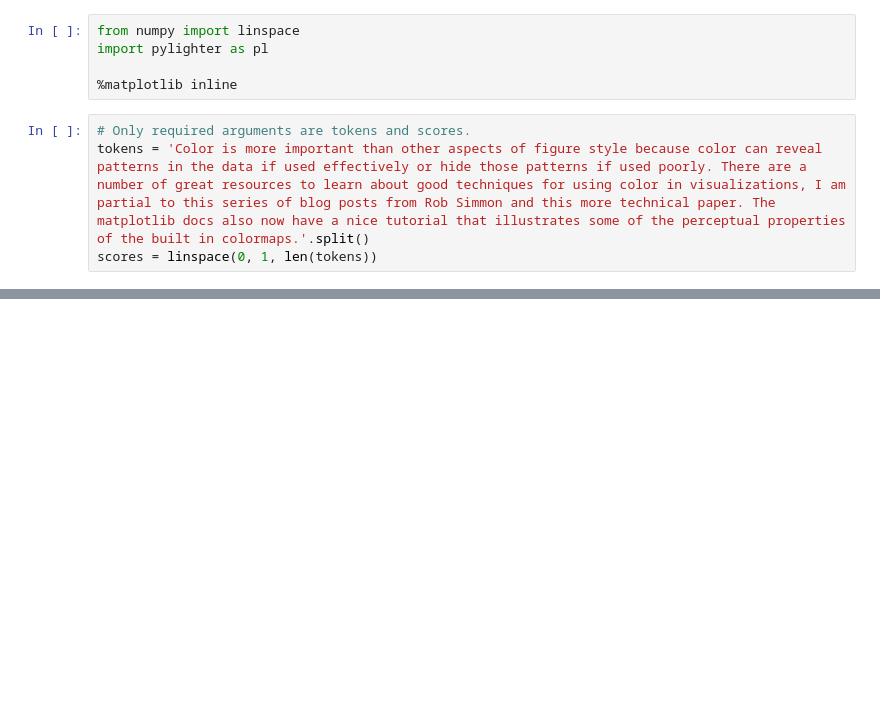
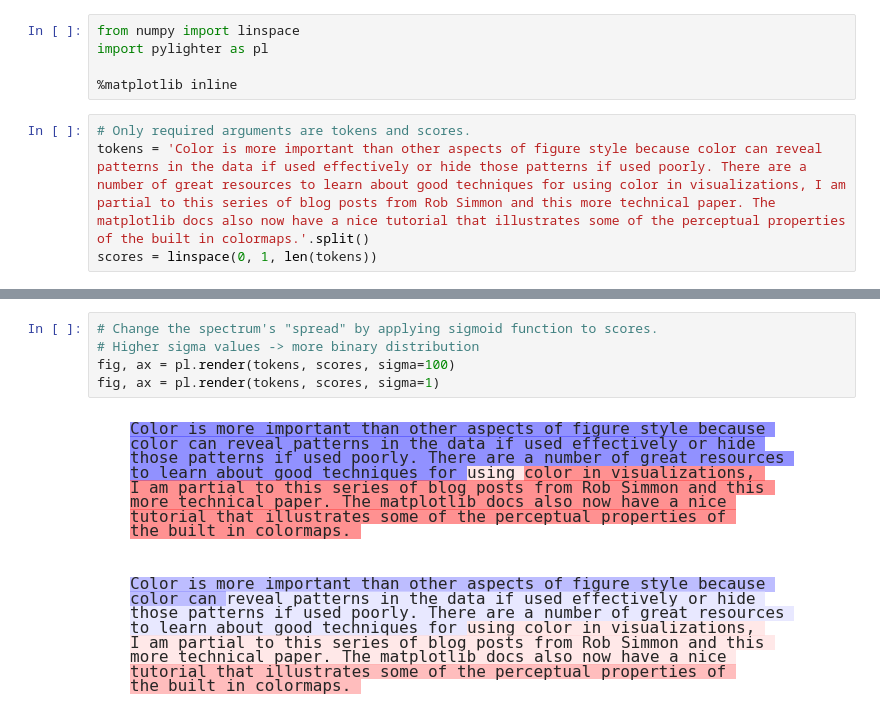
Before and after one commit to davebiagioni/pylighter, a Jupyter notebook: pylighter/examples.ipynb, the cells around one changed output, grey strips where cells are left out. Cells and saved outputs as stored; diff of their text form; blank space fills up the shorter version.

Commit message:
added sigmoid function that can be applied to scores to squish the distribution (and hence the color palette)

```diff
--- a/pylighter/examples.ipynb
+++ b/pylighter/examples.ipynb
@@ -34,0 +35,8 @@ fig, ax = pl.render(tokens, scores, alpha=0.3, offset_factor=2.)
+# %%
+# Change the spectrum's "spread" by applying sigmoid function to scores.
+# Higher sigma values -> more binary distribution
+fig, ax = pl.render(tokens, scores, sigma=100)
+fig, ax = pl.render(tokens, scores, sigma=1)
+# %% [output]
+[figure, added]
+[figure, added]
```
Also changed, not shown: parts of 5 cells of this notebook, 1 other file.
